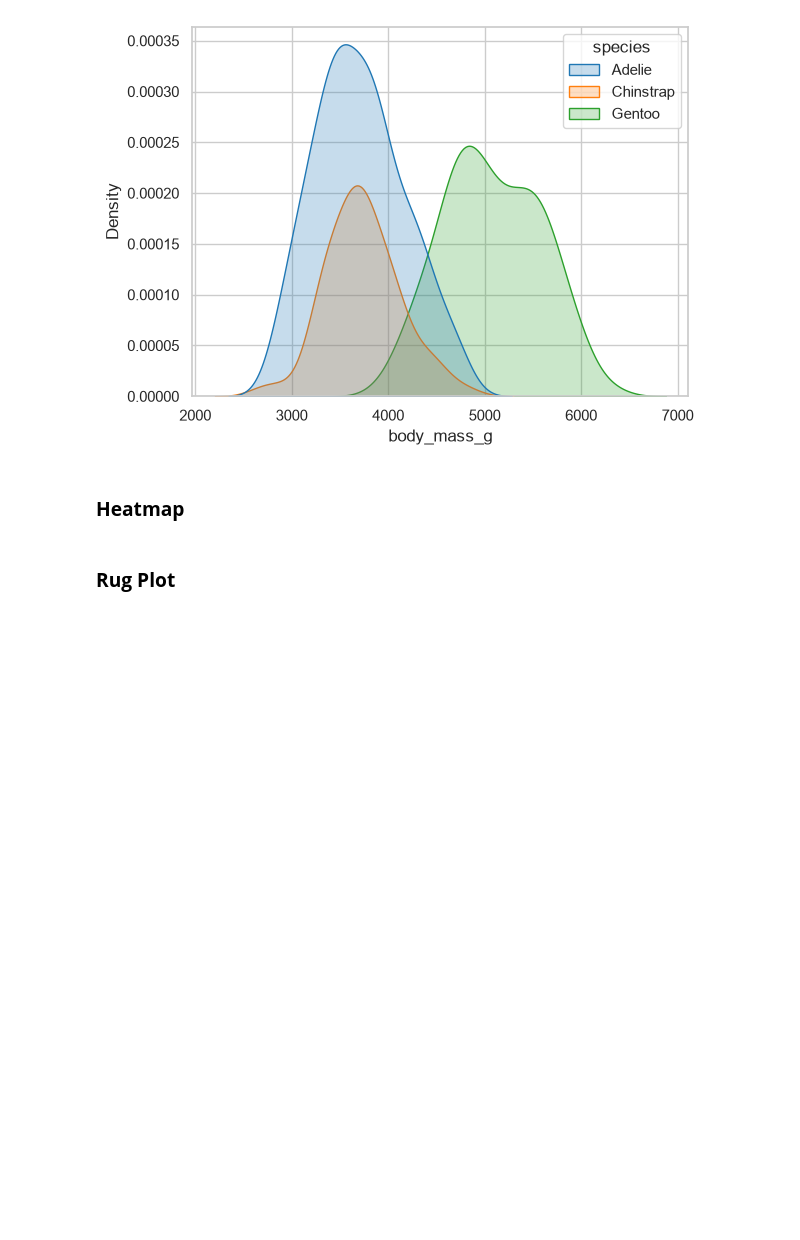
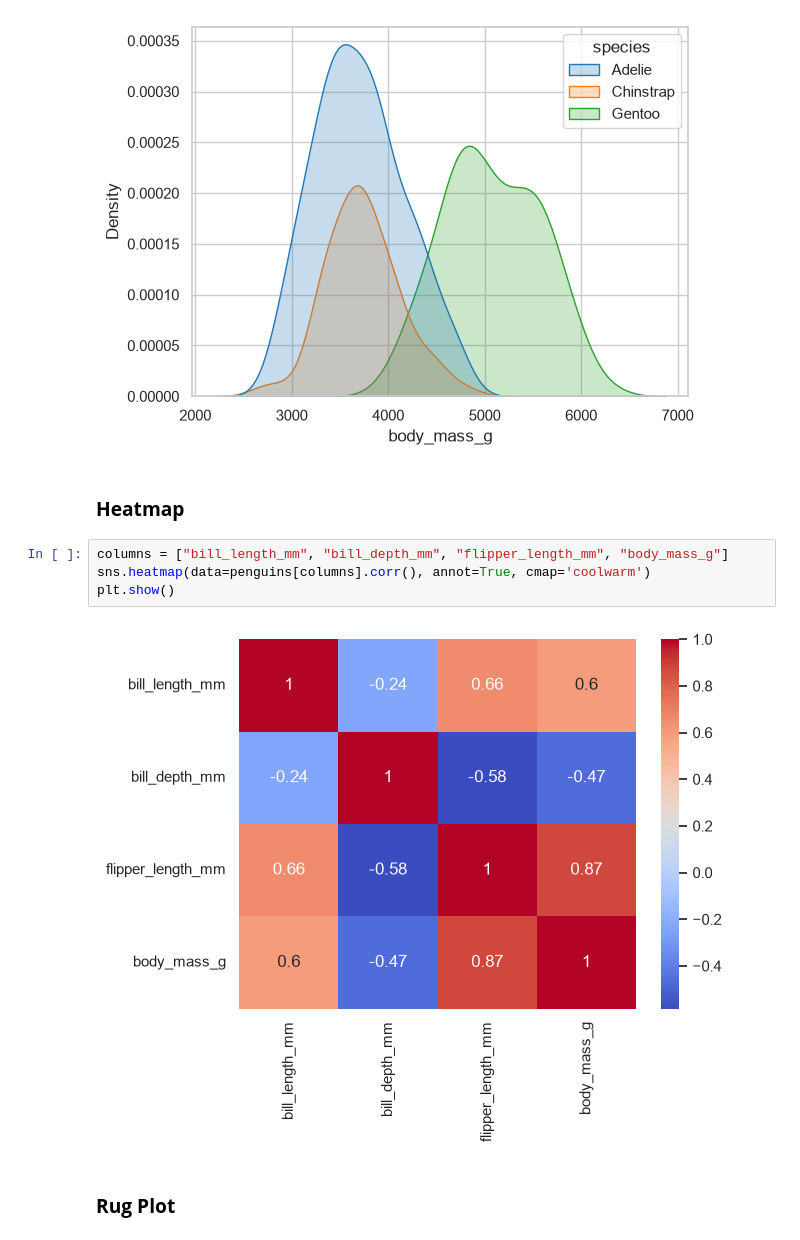
Before and after one commit to TasbihMohammed/Data-Visualization-Practice, a Jupyter notebook: Seaborn/Seaborn_Tutorial_Practice.ipynb, the cells around one changed output. Saved outputs shown, nothing was run; the diff lists cells and outputs as text; blank space fills up the shorter version.

Commit message:
Implement Heatmap and Pair grid

```diff
--- a/Seaborn/Seaborn_Tutorial_Practice.ipynb
+++ b/Seaborn/Seaborn_Tutorial_Practice.ipynb
@@ -161,6 +161,12 @@ plt.show()
 [figure]
 # %% [markdown]
 ### **Heatmap**
+# %%
+columns = ["bill_length_mm", "bill_depth_mm", "flipper_length_mm", "body_mass_g"]
+sns.heatmap(data=penguins[columns].corr(), annot=True, cmap='coolwarm')
+plt.show()
+# %% [output]
+[figure, added]
 # %% [markdown]
 ### **Rug Plot**
 # %%
```
Also changed, not shown: parts of 2 cells of this notebook.
